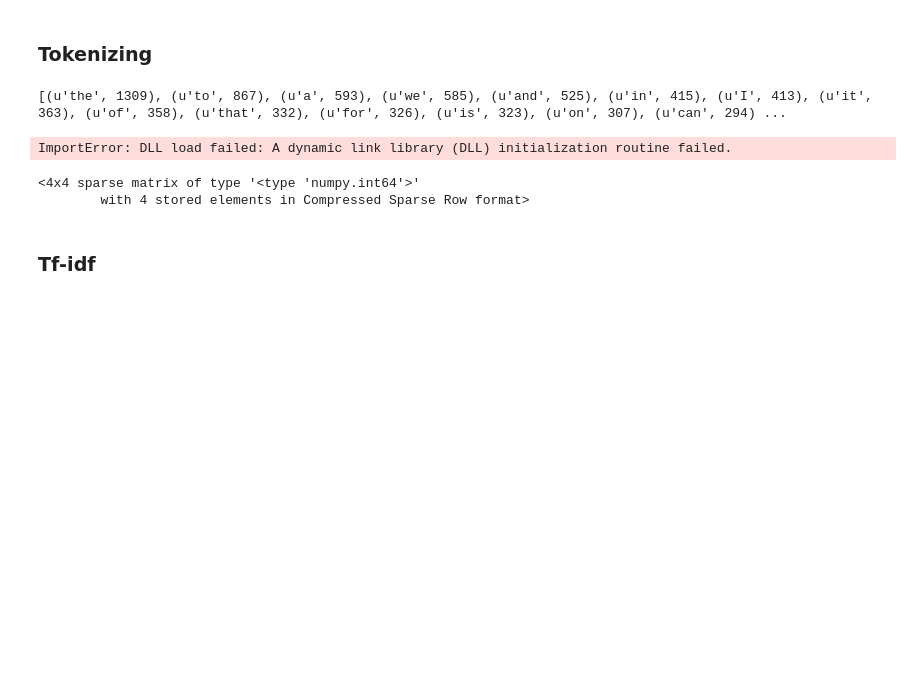
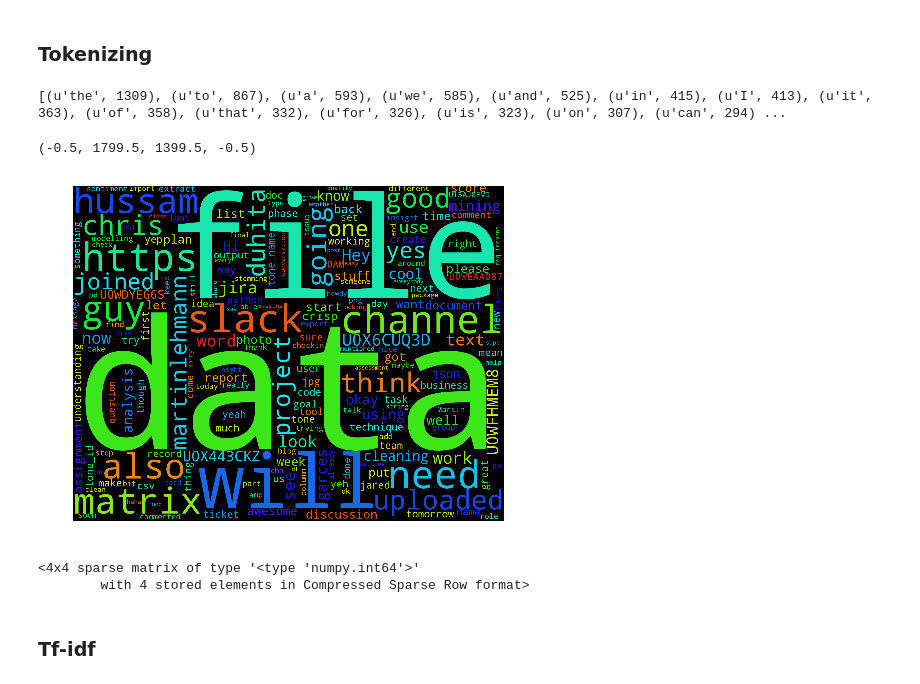
Before and after one commit to JaredChung/DSI_Assignment, a Jupyter notebook: D-Matrix_Notebook.ipynb, the cells around one changed output. Saved outputs shown, nothing was run; the diff lists cells and outputs as text; code cells hidden in the pictures; blank space fills up the shorter version.

```diff
--- a/D-Matrix_Notebook.ipynb
+++ b/D-Matrix_Notebook.ipynb
@@ -224,21 +219,23 @@ print(count_all.most_common(20))
 # %%
 from wordcloud import WordCloud, STOPWORDS
 words = ' '.join(data['text'])
 
 wordcloud = WordCloud(
                       #font_path='/Users/sebastian/Library/Fonts/CabinSketch-Bold.ttf',
                       stopwords=STOPWORDS,
                       background_color='black',
                       width=1800,
                       height=1400
-                     ).generate(no_urls_no_tags)
-
-plt.imshow(wordcloud)
+                     ).generate(words)
+fig = plt.figure(figsize=(10,6))
+ax = fig.add_subplot(1,1,1)
+ax.imshow(wordcloud)
 plt.axis('off')
 #plt.savefig('./my_twitter_wordcloud_1.png', dpi=300)
 #plt.show()
 # %% [output]
-ImportError: DLL load failed: A dynamic link library (DLL) initialization routine failed.
+(-0.5, 1799.5, 1399.5, -0.5)
+[figure, added]
 # %%
 count_vectorizer = CountVectorizer()
 
```
Also changed, not shown: parts of 9 cells of this notebook, 1 other file.
